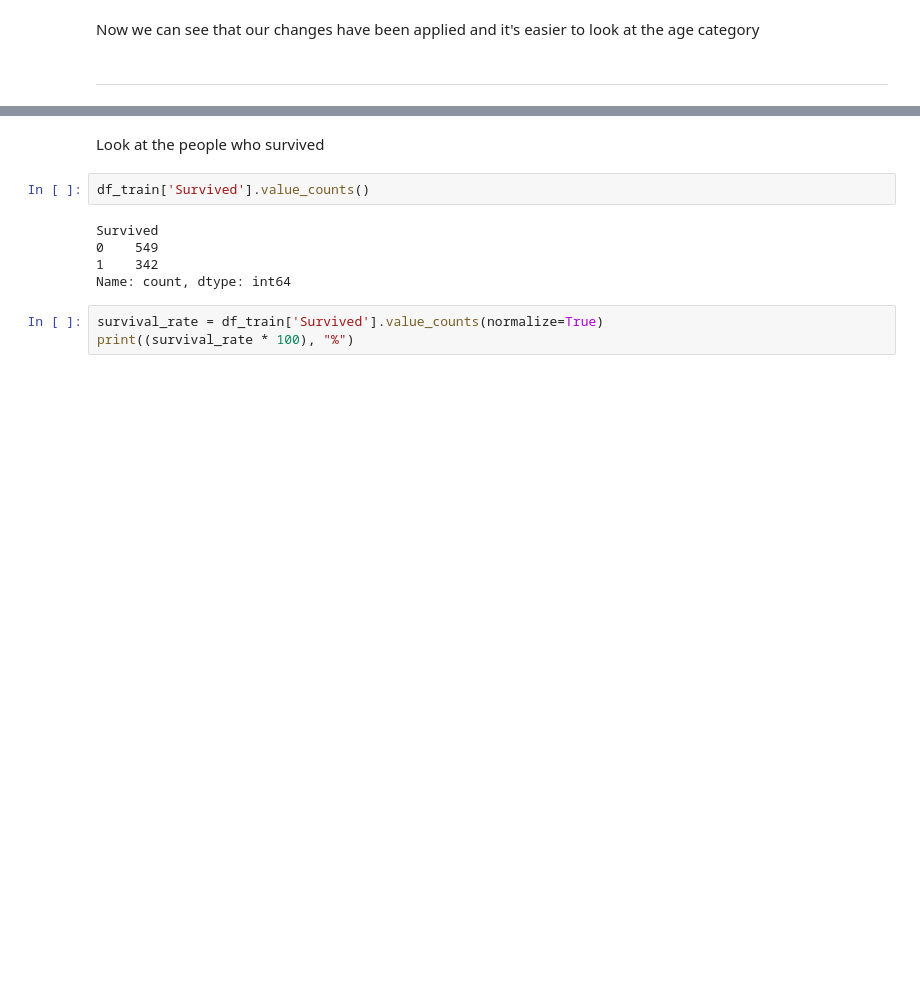
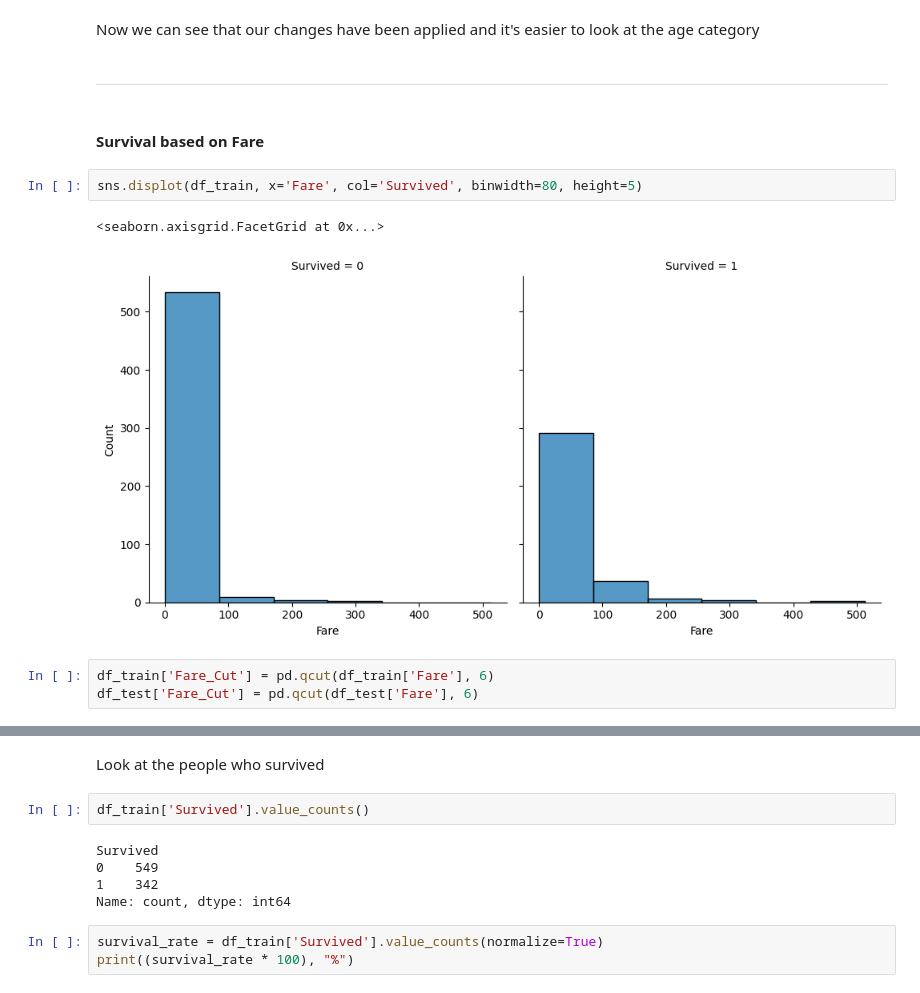
Before and after one commit to farahyakoubi-vives/ML_Assignment, a Jupyter notebook: Farah_Yakoubi.ipynb, the cells around one changed output, grey strips where cells are left out. Drawn from its saved outputs; the diff is of its cells as text; blank space fills up the shorter version.

```diff
--- a/Farah_Yakoubi.ipynb
+++ b/Farah_Yakoubi.ipynb
@@ -404,3 +404,13 @@ df_train.head()
 Now we can see that our changes have been applied and it's easier to look at the age category
 # %% [markdown]
 ---
+# %% [markdown]
+#### Survival based on Fare
+# %%
+sns.displot(df_train, x='Fare', col='Survived', binwidth=80, height=5)
+# %% [output]
+<seaborn.axisgrid.FacetGrid at 0x...>
+[figure, added]
+# %%
+df_train['Fare_Cut'] = pd.qcut(df_train['Fare'], 6)
+df_test['Fare_Cut'] = pd.qcut(df_test['Fare'], 6)
```
Also changed, not shown: parts of 8 cells of this notebook.
